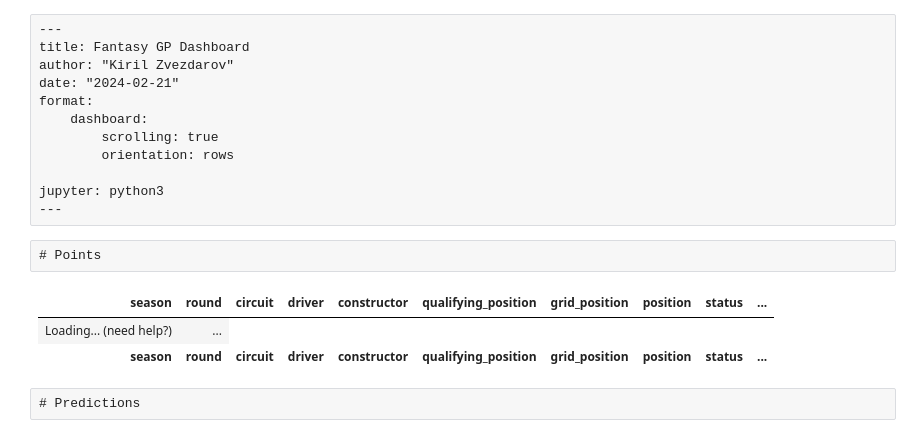
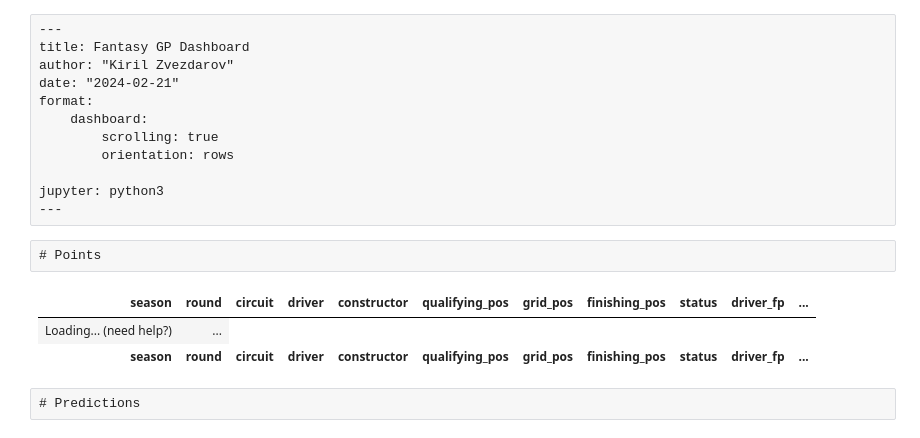
Before and after one commit to kzvezdarov/kzvezdarov.github.io, a Jupyter notebook: fantasygp_dashboard.ipynb, the cells around one changed output. Saved outputs shown, nothing was run; the diff lists cells and outputs as text; code cells hidden in the pictures.

```diff
--- a/fantasygp_dashboard.ipynb
+++ b/fantasygp_dashboard.ipynb
@@ -228,3 +263,32 @@ score_df = (
+# %%
+constructor_price_df = pd.melt(
+    pd.DataFrame.from_dict(
+        {
+            "season": 2024,
+            "round": [1, 2, 3],
+            "circuit": ["Sakhir", "Jeddah", "Melbourne"],
+            "red_bull": [27.0, 27.0, 27.5],
+            "mercedes": [18.0, 18.0, 17.5],
+            "ferrari": [18.0, 18.0, 19.0],
+            "mclaren": [16.0, 16.0, 16.0],
+            "aston_martin": [12.0, 12.0, 12.0],
+            "rb": [6.0, 6.0, 5.5],
+            "williams": [6.0, 6.0, 6.0],
+            "alpine": [8.0, 8.0, 7.0],
+            "sauber": [6.0, 6.0, 6.0],
+            "haas": [4.0, 4.0, 5.0],
+        }
+    ),
+    id_vars=["season", "round", "circuit"],
+    var_name="constructor",
+    value_name="constructor_cost",
+)
+# %%
+display_df = score_df.merge(
+    drivers_price_df, on=["season", "round", "circuit", "driver"], how="left"
+).merge(
+    constructor_price_df, on=["season", "round", "circuit", "constructor"], how="left"
+)
 # %%
 # | echo: false
 
@@ -234,34 +298,36 @@ DISPLAY_COLS = [
     "circuit",
     "driver",
     "constructor",
-    "qualifying_position",
-    "grid_position",
-    "position",
+    "qualifying_pos",
+    "grid_pos",
+    "finishing_pos",
     "status",
-    "driver_fantasy_points",
-    "constructor_fantasy_points",
+    "driver_fp",
+    "constructor_fp",
+    "driver_cost",
+    "constructor_cost",
 ]
 # %% [raw]
 # Points
 # %%
 # | echo: false
 # | title: Fantasy GP points for the 2022, 2023 Formula 1 season
 
 show(
-    score_df[DISPLAY_COLS],
+    display_df[DISPLAY_COLS],
     scrollX=True,
     pageLength=20,
     buttons=["csv", "colvis"],
     showIndex=False,
-    lengthMenu=[20, 30, 40],
+    lengthMenu=[20, 22, 23, 24, 25, 50],
     footer=True,
     search={"regex": True, "caseInsensitive": True},
     maxBytes=0,
 )
 # %% [output]
-| season | round | circuit | driver | constructor | qualifying_position | grid_position | position | status | ... |
+| season | round | circuit | driver | constructor | qualifying_pos | grid_pos | finishing_pos | status | driver_fp | ... |
 | Loading... (need help?) | ... |
-| season | round | circuit | driver | constructor | qualifying_position | grid_position | position | status | ... |
+| season | round | circuit | driver | constructor | qualifying_pos | grid_pos | finishing_pos | status | driver_fp | ... |
 # %%
 # | echo: false
 
```
Also changed, not shown: parts of 9 cells of this notebook, 2 other files.
